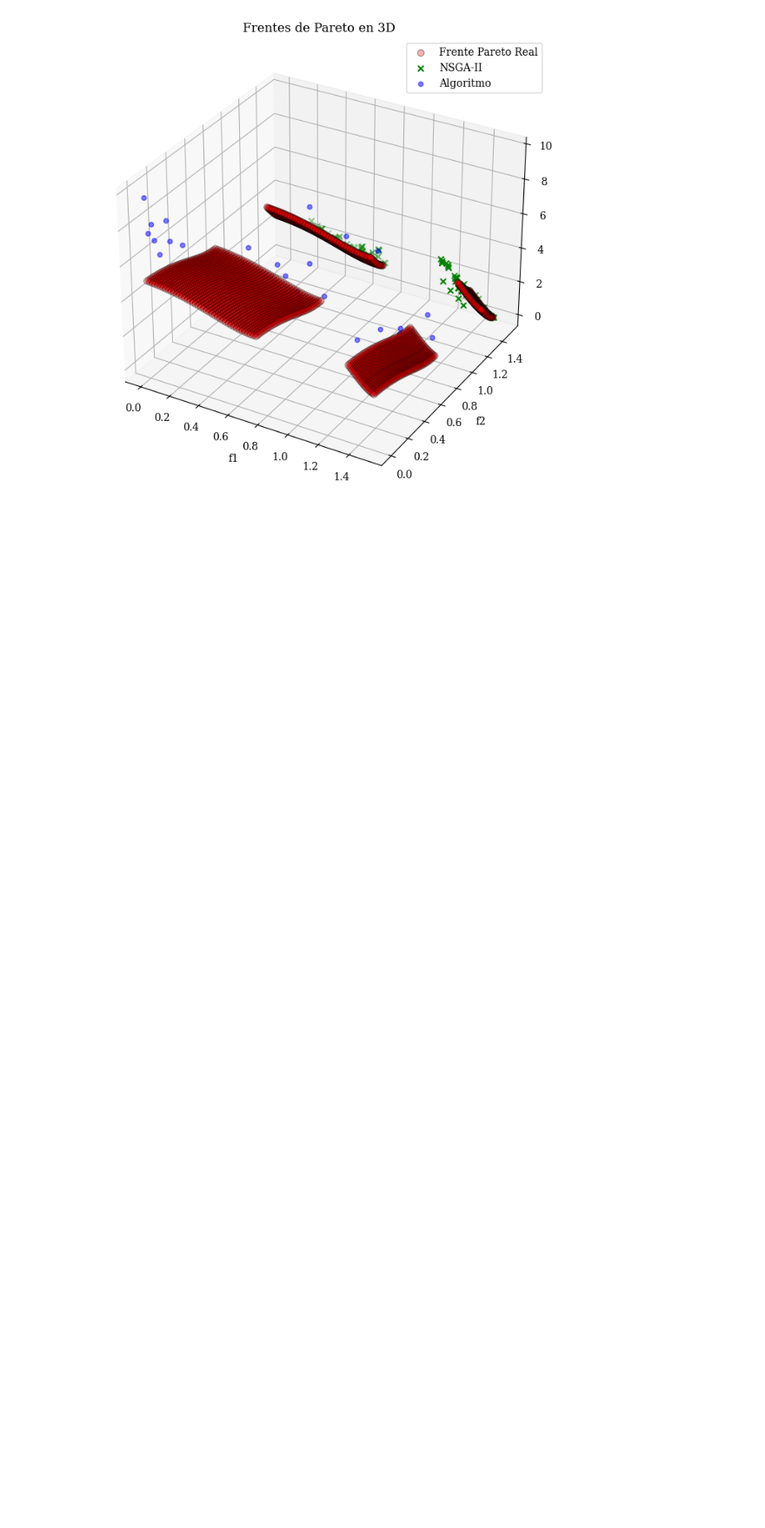
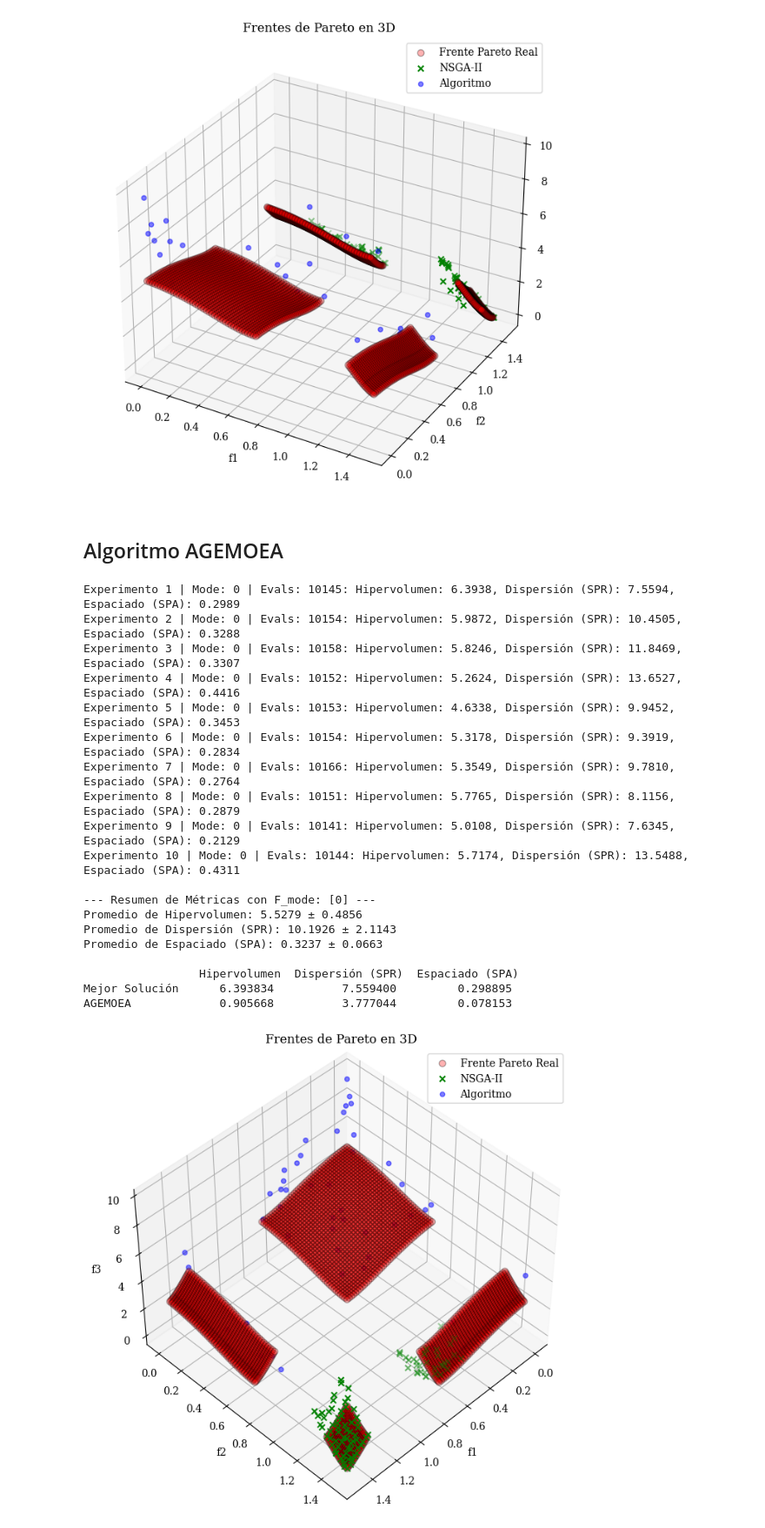
Before and after one commit to JorgeDC01/EMOC, a Jupyter notebook: H2/MW14.ipynb, the cells around one changed output. Shown at 87% size. Saved outputs shown, nothing was run; the diff lists cells and outputs as text; code cells hidden in the pictures; blank space fills up the shorter version.

```diff
--- a/H2/MW14.ipynb
+++ b/H2/MW14.ipynb
@@ -638,3 +619,5 @@ NSGA2         1.360429          4.380735         0.078351
 Mejor F_mode: F_mode_7
 [figure]
 [figure]
+# %% [markdown]
+## Algoritmo AGEMOEA
@@ -640,0 +629,49 @@ Mejor F_mode: F_mode_7
+# %%
+### Inicializar el problema MW14 y obtener pareto de AGEMOEA
+problem = get_problem("mw14")
+algorithm = AGEMOEA(pop_size=100)
+ref_point = np.array([1.5, 1.5, 7.0])
+agemoea_pareto = minimize(problem, algorithm, ('n_gen', 100), verbose=False)
+
+
+if agemoea_pareto is None: agemoea_pareto = minimize(problem, algorithm, ('n_gen', 100), verbose=False)
+
+best_pareto, best_pareto_objetives, metrics_summary = multiple_experiments_with_metrics(problem, fitness_mw14, ref_point, num_experiments=10, F_mode=0)
+
+####################
+### Métricas ###
+####################
+hv, spr, spa = calculate_metrics(best_pareto_objetives, ref_point)
+hv_obj, spr_obj, spa_obj = calculate_metrics(agemoea_pareto.F, ref_point)
+
+data = {'Hipervolumen': [hv, hv_obj], 'Dispersión (SPR)': [spr, spr_obj], 'Espaciado (SPA)': [spa, spa_obj]}
+
+df = pd.DataFrame(data, index=['Mejor Solución', 'AGEMOEA'])
+print(f"\n {df}")
+
+####################
+##### Graficas #####
+####################
+plot_pareto_3d(problem, agemoea_pareto, best_pareto)
+plot_pareto_with_pymoo()
+# %% [output]
+Experimento 1 | Mode: 0 | Evals: 10145: Hipervolumen: 6.3938, Dispersión (SPR): 7.5594, Espaciado (SPA): 0.2989
+Experimento 2 | Mode: 0 | Evals: 10154: Hipervolumen: 5.9872, Dispersión (SPR): 10.4505, Espaciado (SPA): 0.3288
+Experimento 3 | Mode: 0 | Evals: 10158: Hipervolumen: 5.8246, Dispersión (SPR): 11.8469, Espaciado (SPA): 0.3307
+Experimento 4 | Mode: 0 | Evals: 10152: Hipervolumen: 5.2624, Dispersión (SPR): 13.6527, Espaciado (SPA): 0.4416
+Experimento 5 | Mode: 0 | Evals: 10153: Hipervolumen: 4.6338, Dispersión (SPR): 9.9452, Espaciado (SPA): 0.3453
+Experimento 6 | Mode: 0 | Evals: 10154: Hipervolumen: 5.3178, Dispersión (SPR): 9.3919, Espaciado (SPA): 0.2834
+Experimento 7 | Mode: 0 | Evals: 10166: Hipervolumen: 5.3549, Dispersión (SPR): 9.7810, Espaciado (SPA): 0.2764
+Experimento 8 | Mode: 0 | Evals: 10151: Hipervolumen: 5.7765, Dispersión (SPR): 8.1156, Espaciado (SPA): 0.2879
+Experimento 9 | Mode: 0 | Evals: 10141: Hipervolumen: 5.0108, Dispersión (SPR): 7.6345, Espaciado (SPA): 0.2129
+Experimento 10 | Mode: 0 | Evals: 10144: Hipervolumen: 5.7174, Dispersión (SPR): 13.5488, Espaciado (SPA): 0.4311
+
+--- Resumen de Métricas con F_mode: [0] ---
+Promedio de Hipervolumen: 5.5279 ± 0.4856
+Promedio de Dispersión (SPR): 10.1926 ± 2.1143
+Promedio de Espaciado (SPA): 0.3237 ± 0.0663
+
+                 Hipervolumen  Dispersión (SPR)  Espaciado (SPA)
+Mejor Solución      6.393834          7.559400         0.298895
+AGEMOEA             0.905668          3.777044         0.078153
+[figure, added]
```
Also changed, not shown: parts of 8 cells of this notebook.
